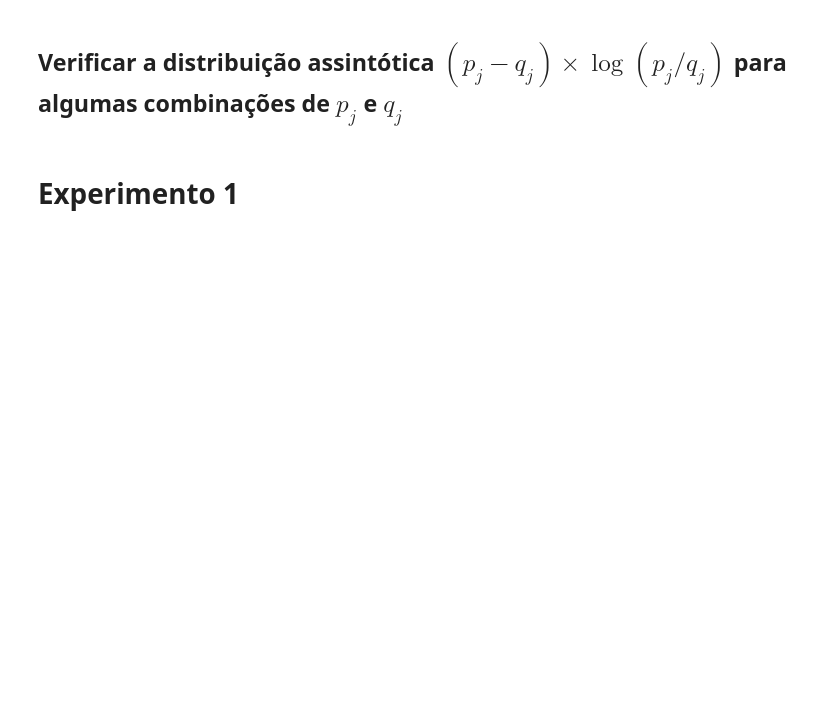
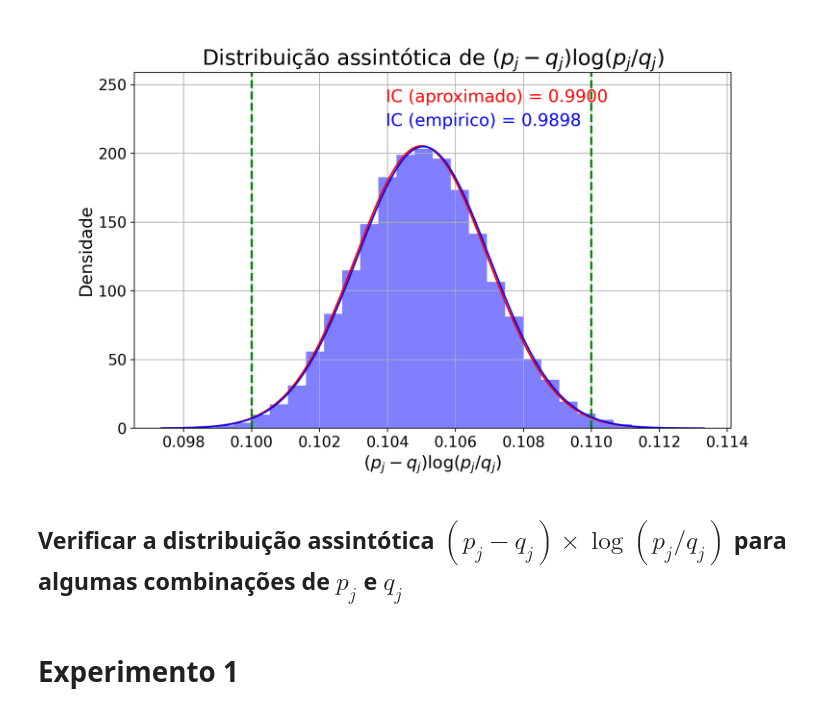
Before and after one commit to ebprado/Bayesian-clustering, a Jupyter notebook: PSI.ipynb, the cells around one changed output. Cells and saved outputs as stored; diff of their text form; code cells hidden in the pictures; blank space fills up the shorter version.

```diff
--- a/PSI.ipynb
+++ b/PSI.ipynb
@@ -142,2 +379,36 @@ seq_f
+# %%
+plt.figure(figsize=(10, 6))
+# plt.style.use('ggplot')
+plt.hist(df_psi, bins=30, density=True, color='blue', alpha=0.5)
+
+x = np.linspace(min_psi, max_psi, 1000)
+
+plt.plot(x, stats.norm.pdf(x, loc=psi_j_true, scale=std_psi_j_true), color='red')
+plt.plot(x, stats.norm.pdf(x, loc=mean_psi, scale=std_psi), color='blue')
+
+plt.axvline(psi_j_true - epsilon, color='green', linestyle='--', linewidth=2)
+plt.axvline(psi_j_true + epsilon, color='green', linestyle='--', linewidth=2)
+
+plt.title(r'Distribuição assintótica de $(p_j - q_j)\log(p_j / q_j)$', fontsize=20)
+
+prob_interval = stats.norm.cdf(x=psi_j_true+epsilon, loc=psi_j_true, scale=std_psi_j_true) - stats.norm.cdf(x=psi_j_true-epsilon, loc=psi_j_true, scale=std_psi_j_true)
+prob_interval_hat = stats.norm.cdf(x=psi_j_true+epsilon, loc=mean_psi, scale=std_psi) - stats.norm.cdf(x=psi_j_true-epsilon, loc=mean_psi, scale=std_psi)
+
+ylim = plt.ylim()
+plt.ylim(ylim[0], ylim[1]*1.2)
+
+plt.text(psi_j_true*0.99, ylim[1]*1.1, f'IC (aproximado) = {prob_interval:.4f}', color='red', fontsize=16, ha='left')
+plt.text(psi_j_true*0.99, ylim[1]*1.02, f'IC (empirico) = {prob_interval_hat:.4f}', color='blue', fontsize=16, ha='left')
+
+plt.xlabel(r'$(p_j - q_j)\log(p_j / q_j)$', fontsize=16)
+plt.ylabel('Densidade', fontsize=16)
+
+plt.grid(True)
+plt.xticks(fontsize=14)
+plt.yticks(fontsize=14)
+
+plt.show()
+# %% [output]
+[figure, added]
 # %% [markdown]
 ## Verificar a distribuição assintótica $(p_j - q_j) \times \log(p_j / q_j)$ para algumas combinações de $p_j$ e $q_j$
```
Also changed, not shown: parts of 15 cells of this notebook.
